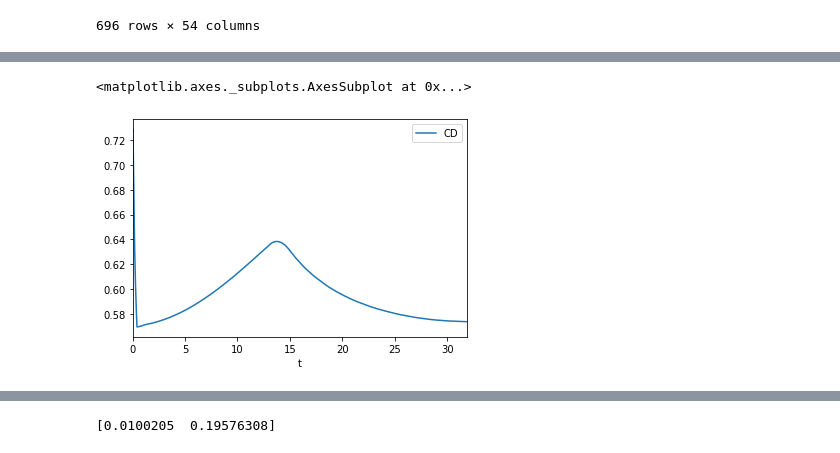
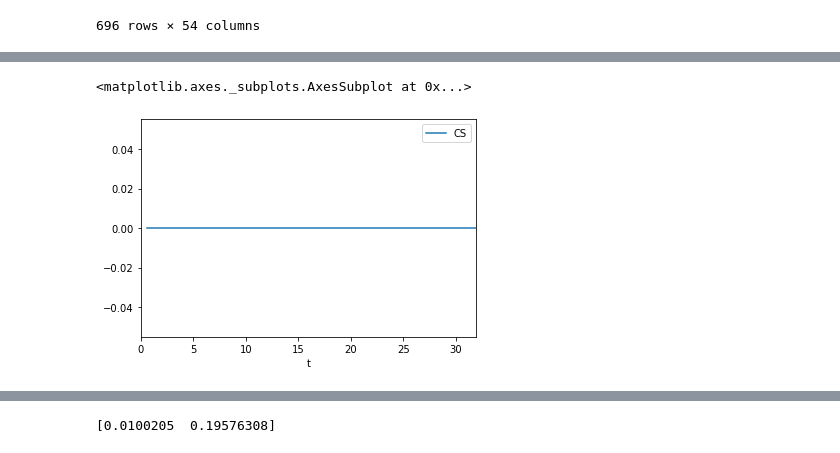
Before and after one commit to icl-rocketry/Full_Open_Rocket_Model, a Jupyter notebook: analyse_openRocket_sim_data.ipynb, the cells around one changed output, grey strips where cells are left out. Saved outputs shown, nothing was run; the diff lists cells and outputs as text; code cells hidden in the pictures.

```diff
--- a/analyse_openRocket_sim_data.ipynb
+++ b/analyse_openRocket_sim_data.ipynb
@@ -126,5 +133,5 @@ plt.legend()
 # %%
-df2.plot(x='t', y='CD')
+df2.plot(x='t', y='CS')
 # %% [output]
 <matplotlib.axes._subplots.AxesSubplot at 0x...>
-[figure, old version]
+[figure, new version]
```
Also changed, not shown: parts of 15 cells of this notebook.
